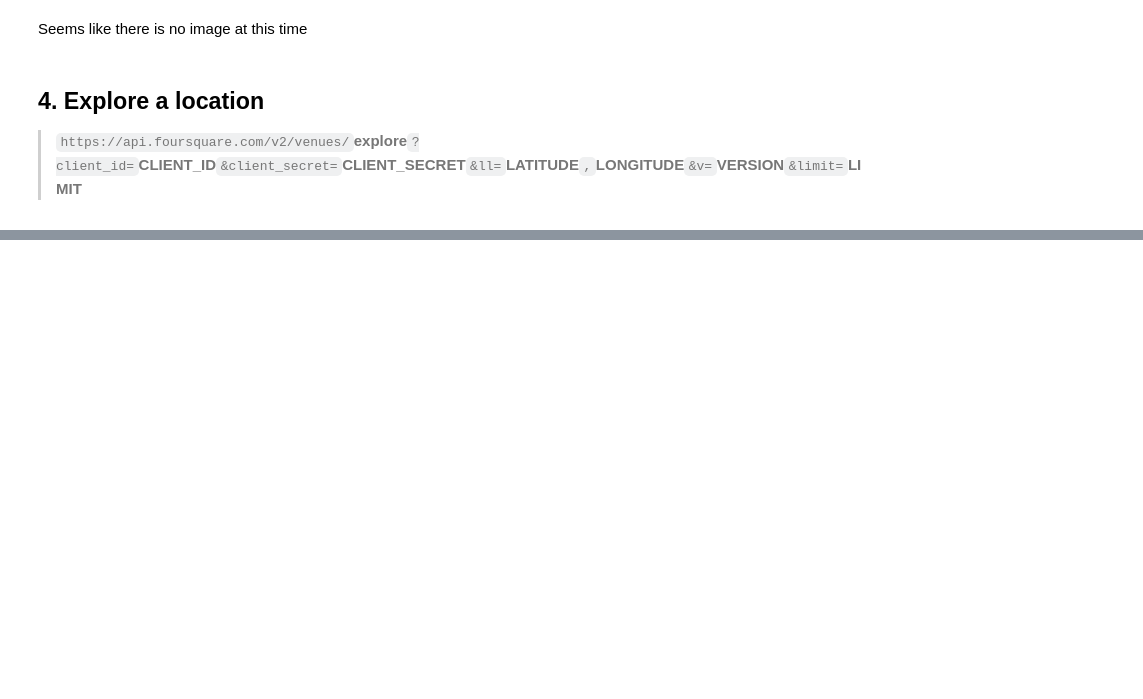
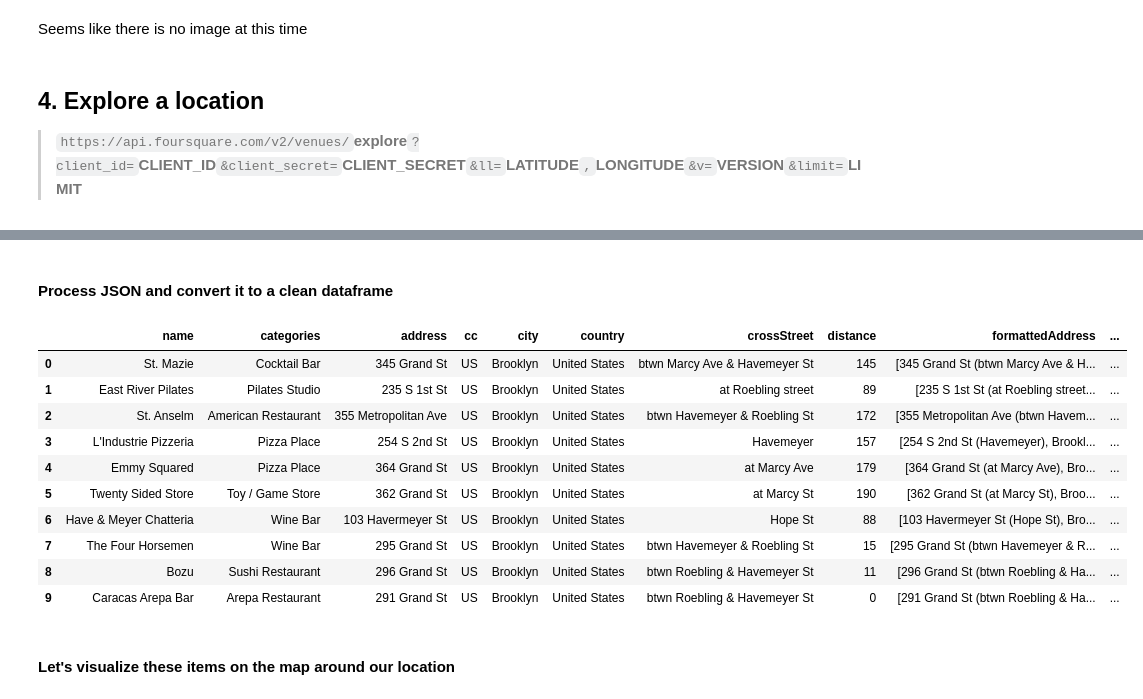
Before and after one commit to JPLAVALLEY/Coursera_Capstone, a Jupyter notebook: Capstone Project - The Battle of Neighborhoods.ipynb, the cells around one changed output, grey strips where cells are left out. Drawn from its saved outputs; the diff is of its cells as text; code cells hidden in the pictures; blank space fills up the shorter version.

Commit message:
Published from Watson Studio.

```diff
--- a/Capstone Project - The Battle of Neighborhoods.ipynb
+++ b/Capstone Project - The Battle of Neighborhoods.ipynb
@@ -541,0 +544,6 @@ Seems like there is no image at this time
+# %%
+latitude = 40.71307533802476
+longitude = -73.9574621701832
+# %%
+url = 'https://api.foursquare.com/v2/venues/explore?client_id={}&client_secret={}&ll={},{}&v={}&radius={}&limit={}'.format(CLIENT_ID, CLIENT_SECRET, latitude, longitude, VERSION, radius, LIMIT)
+url
@@ -541,0 +556,3 @@ Seems like there is no image at this time
+# %%
+results = requests.get(url).json()
+'There are {} around Caracas Arepa Bar.'.format(len(results['response']['groups'][0]['items']))
@@ -541,0 +563,3 @@ Seems like there is no image at this time
+# %%
+items = results['response']['groups'][0]['items']
+items[0]
@@ -541,0 +584,30 @@ Seems like there is no image at this time
+# %% [markdown]
+#### Process JSON and convert it to a clean dataframe
+# %%
+dataframe = json_normalize(items) # flatten JSON
+
+# filter columns
+filtered_columns = ['venue.name', 'venue.categories'] + [col for col in dataframe.columns if col.startswith('venue.location.')] + ['venue.id']
+dataframe_filtered = dataframe.loc[:, filtered_columns]
+
+# filter the category for each row
+dataframe_filtered['venue.categories'] = dataframe_filtered.apply(get_category_type, axis=1)
+
+# clean columns
+dataframe_filtered.columns = [col.split('.')[-1] for col in dataframe_filtered.columns]
+
+dataframe_filtered.head(10)
+# %% [output]
+|  | name | categories | address | cc | city | country | crossStreet | distance | formattedAddress | ... |
+| 0 | St. Mazie | Cocktail Bar | 345 Grand St | US | Brooklyn | United States | btwn Marcy Ave & Havemeyer St | 145 | [345 Grand St (btwn Marcy Ave & H... | ... |
+| 1 | East River Pilates | Pilates Studio | 235 S 1st St | US | Brooklyn | United States | at Roebling street | 89 | [235 S 1st St (at Roebling street... | ... |
+| 2 | St. Anselm | American Restaurant | 355 Metropolitan Ave | US | Brooklyn | United States | btwn Havemeyer & Roebling St | 172 | [355 Metropolitan Ave (btwn Havem... | ... |
+| 3 | L'Industrie Pizzeria | Pizza Place | 254 S 2nd St | US | Brooklyn | United States | Havemeyer | 157 | [254 S 2nd St (Havemeyer), Brookl... | ... |
+| 4 | Emmy Squared | Pizza Place | 364 Grand St | US | Brooklyn | United States | at Marcy Ave | 179 | [364 Grand St (at Marcy Ave), Bro... | ... |
+| 5 | Twenty Sided Store | Toy / Game Store | 362 Grand St | US | Brooklyn | United States | at Marcy St | 190 | [362 Grand St (at Marcy St), Broo... | ... |
+| 6 | Have & Meyer Chatteria | Wine Bar | 103 Havermeyer St | US | Brooklyn | United States | Hope St | 88 | [103 Havermeyer St (Hope St), Bro... | ... |
+| 7 | The Four Horsemen | Wine Bar | 295 Grand St | US | Brooklyn | United States | btwn Havemeyer & Roebling St | 15 | [295 Grand St (btwn Havemeyer & R... | ... |
+| 8 | Bozu | Sushi Restaurant | 296 Grand St | US | Brooklyn | United States | btwn Roebling & Havemeyer St | 11 | [296 Grand St (btwn Roebling & Ha... | ... |
+| 9 | Caracas Arepa Bar | Arepa Restaurant | 291 Grand St | US | Brooklyn | United States | btwn Roebling & Havemeyer St | 0 | [291 Grand St (btwn Roebling & Ha... | ... |
+# %% [markdown]
+#### Let's visualize these items on the map around our location
```
Also changed, not shown: parts of 18 cells of this notebook.
